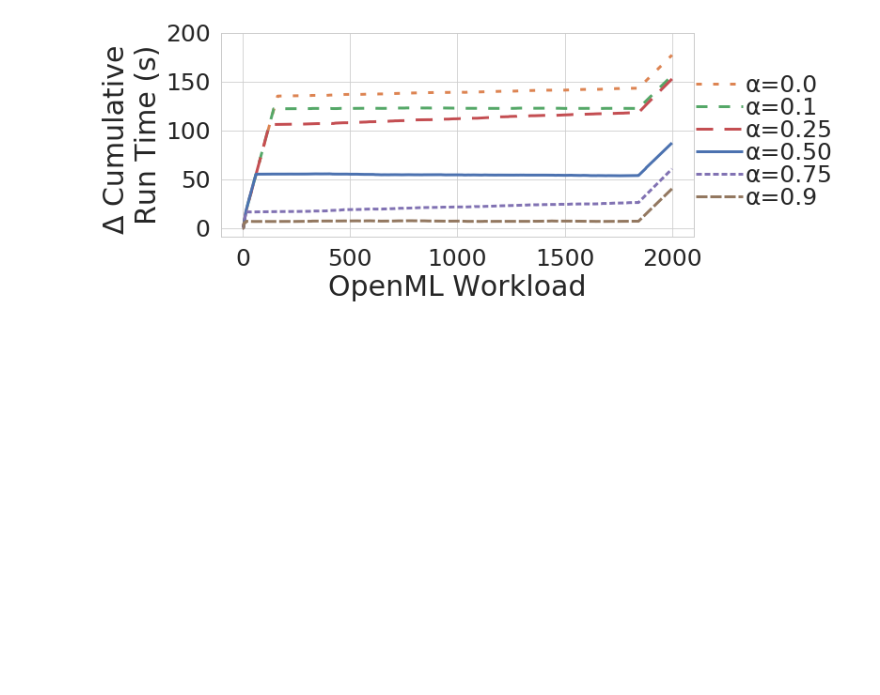
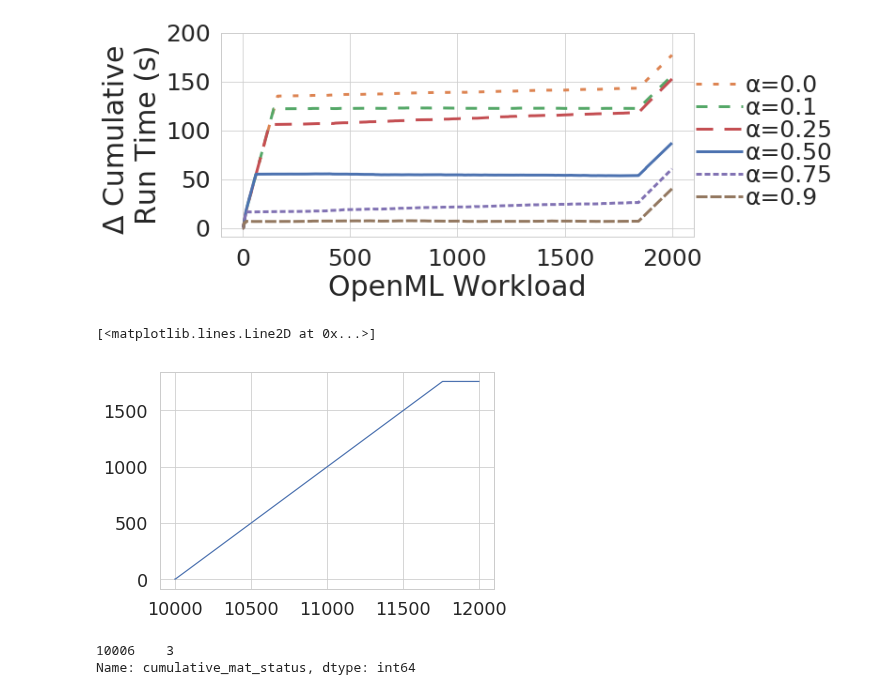
Before and after one commit to dbehrouz/ml-workload-optimization, a Jupyter notebook: code/collaborative-optimizer/paper/experiments/alpha_impact/plots.ipynb, the cells around one changed output. Drawn from its saved outputs; the diff is of its cells as text; code cells hidden in the pictures; blank space fills up the shorter version.

```diff
--- a/code/collaborative-optimizer/paper/experiments/alpha_impact/plots.ipynb
+++ b/code/collaborative-optimizer/paper/experiments/alpha_impact/plots.ipynb
@@ -148,3 +148,8 @@ def plot_executions_time(df, y='cumulative_run_time', loc=None):
 plot_executions_time(execution_times, y='diff_time',loc=output_directory+'/alpha-runtime.pgf')
 # %% [output]
 [figure]
+# %%
+plt.plot(execution_times[execution_times.mat_type=='a-0.9']['cumulative_mat_status'])
+# %% [output]
+[<matplotlib.lines.Line2D at 0x...>]
+[figure, added]
@@ -150,0 +158,5 @@ plot_executions_time(execution_times, y='diff_time',loc=output_directory+'/alpha
+# %%
+df.loc[df == 3]
+# %% [output]
+10006    3
+Name: cumulative_mat_status, dtype: int64
```
Also changed, not shown: parts of 2 cells of this notebook, 5 other files.
